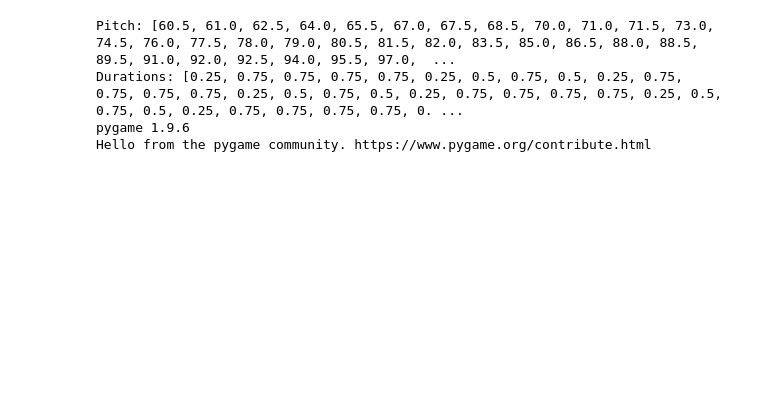
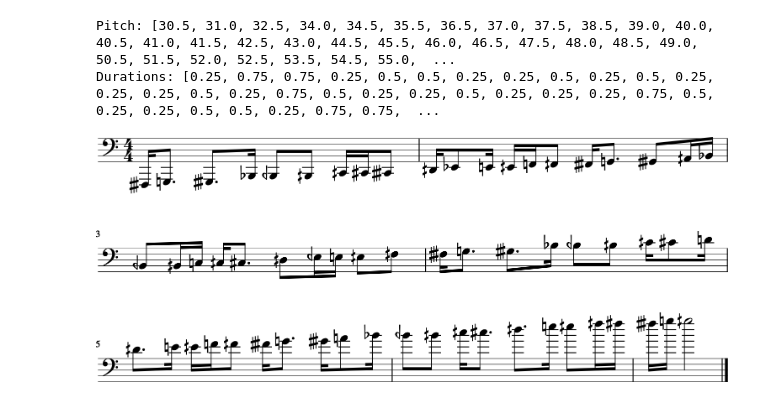
Before and after one commit to marikgoldstein/music_and_computation, a Jupyter notebook: sieves.ipynb, the cells around one changed output. Saved outputs shown, nothing was run; the diff lists cells and outputs as text; code cells hidden in the pictures; blank space fills up the shorter version.

```diff
--- a/sieves.ipynb
+++ b/sieves.ipynb
@@ -29,34 +29,33 @@ stream1.append(notes)
 sp = music21.midi.realtime.StreamPlayer(stream1)
 sp.play()
 # %%
-sieve = music21.sieve.Sieve('3@2|7@1')
+sieve = music21.sieve.Sieve('3@2|7@1|4@1|13@5')
 pitch_nums = sieve.segment()
 punit = 0.50
 runit = 0.25
-starting_pitch = 60
-pitch_nums = numpy.arråay(pitch_nums)
+starting_pitch = 30
+pitch_nums = numpy.array(pitch_nums)
 pitch_nums = starting_pitch + pitch_nums * punit
 pitch_nums = list(pitch_nums)
 print("Pitch:",pitch_nums)
 
 durations = sieve.segment(segmentFormat = 'width')
 durations = list(numpy.array(durations) * runit) + [2.0]
 print("Durations:",durations)
 durations = [music21.duration.Duration(d) for d in durations]
 
 notes = []
 for i,p in enumerate(pitch_nums):
     n = music21.note.Note(p)
     n.duration = durations[i]
     notes.append(n)
 
 stream1 = music21.stream.Stream()
 stream1.append(notes)
-#stream1.show()
+stream1.show()
 sp = music21.midi.realtime.StreamPlayer(stream1)
 sp.play()
 # %% [output]
-Pitch: [60.5, 61.0, 62.5, 64.0, 65.5, 67.0, 67.5, 68.5, 70.0, 71.0, 71.5, 73.0, 74.5, 76.0, 77.5, 78.0, 79.0, 80.5, 81.5, 82.0, 83.5, 85.0, 86.5, 88.0, 88.5, 89.5, 91.0, 92.0, 92.5, 94.0, 95.5, 97.0,  ...
-Durations: [0.25, 0.75, 0.75, 0.75, 0.75, 0.25, 0.5, 0.75, 0.5, 0.25, 0.75, 0.75, 0.75, 0.75, 0.25, 0.5, 0.75, 0.5, 0.25, 0.75, 0.75, 0.75, 0.75, 0.25, 0.5, 0.75, 0.5, 0.25, 0.75, 0.75, 0.75, 0.75, 0. ...
-pygame 1.9.6
-Hello from the pygame community. https://www.pygame.org/contribute.html
+Pitch: [30.5, 31.0, 32.5, 34.0, 34.5, 35.5, 36.5, 37.0, 37.5, 38.5, 39.0, 40.0, 40.5, 41.0, 41.5, 42.5, 43.0, 44.5, 45.5, 46.0, 46.5, 47.5, 48.0, 48.5, 49.0, 50.5, 51.5, 52.0, 52.5, 53.5, 54.5, 55.0,  ...
+Durations: [0.25, 0.75, 0.75, 0.25, 0.5, 0.5, 0.25, 0.25, 0.5, 0.25, 0.5, 0.25, 0.25, 0.25, 0.5, 0.25, 0.75, 0.5, 0.25, 0.25, 0.5, 0.25, 0.25, 0.25, 0.75, 0.5, 0.25, 0.25, 0.5, 0.5, 0.25, 0.75, 0.75,  ...
+[figure, added]
```
Also changed, not shown: 1 other file.
